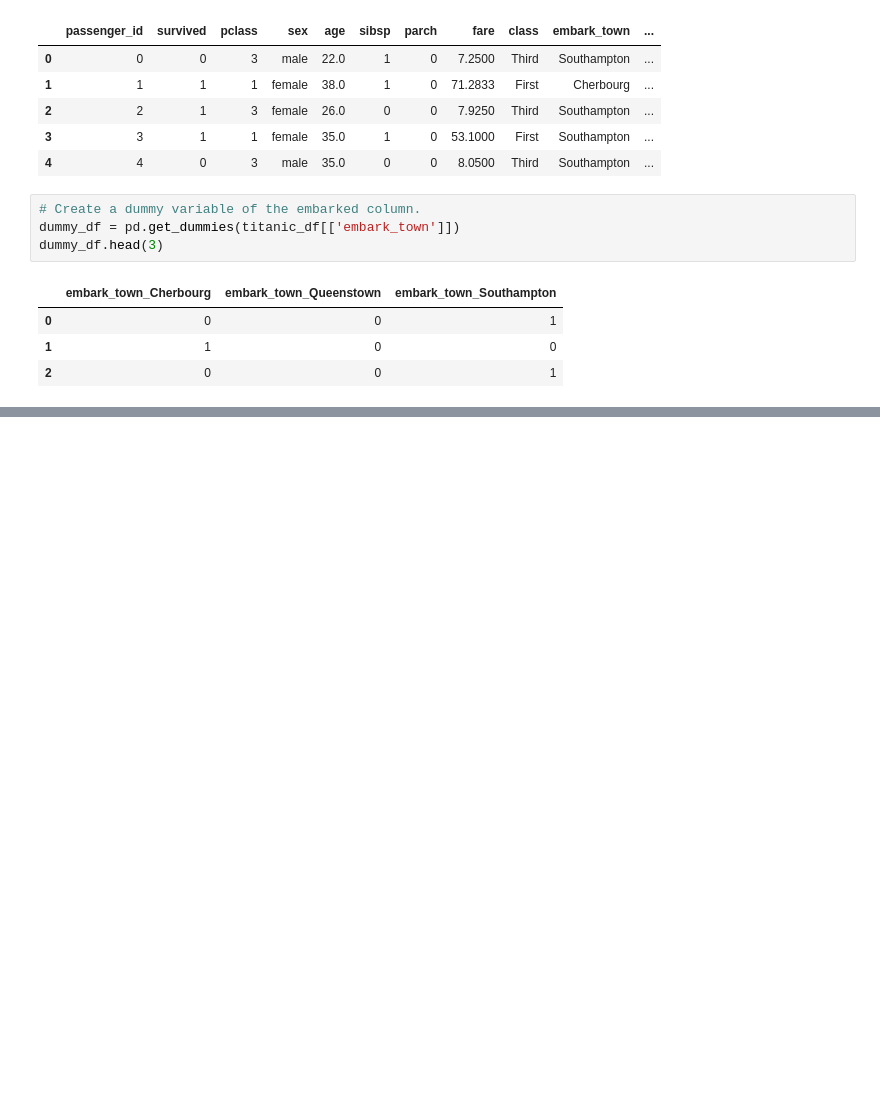
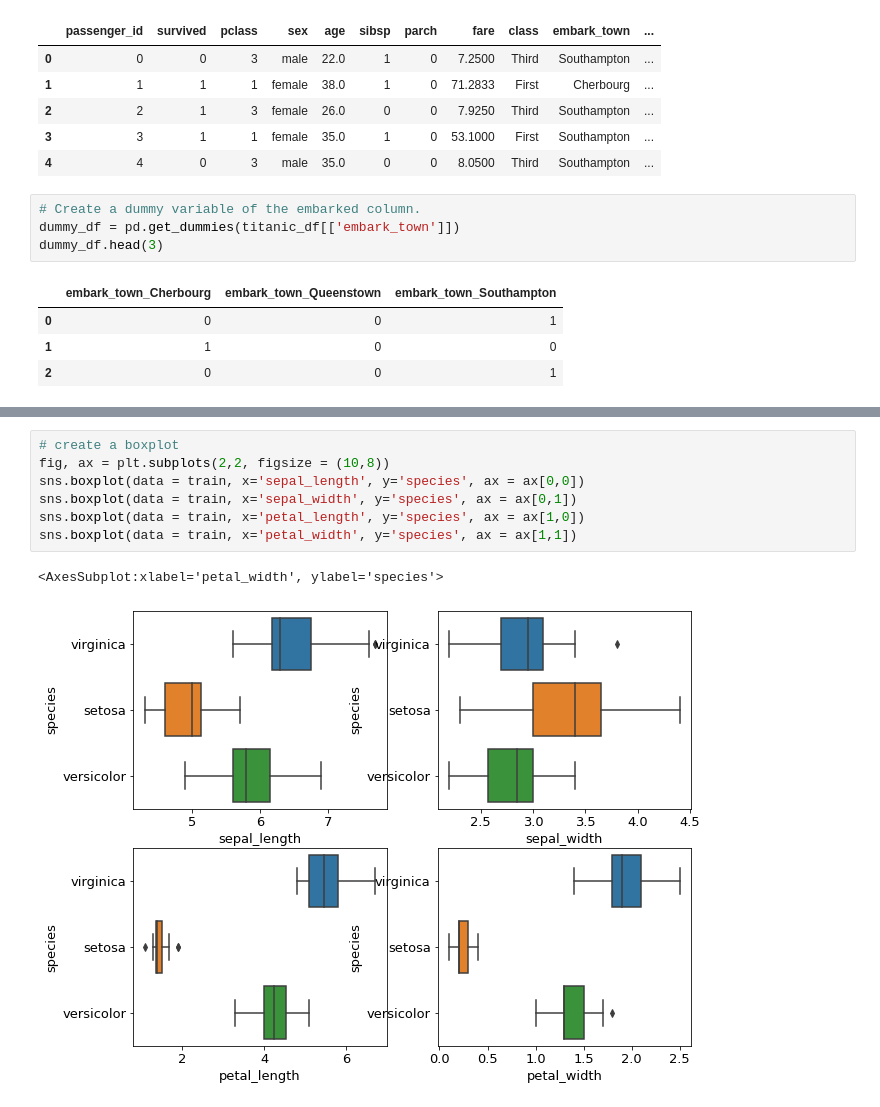
Before and after one commit to DesireeMcElroy/classification-exercises, a Jupyter notebook: classification_exercises.ipynb, the cells around one changed output, grey strips where cells are left out. Cells and saved outputs as stored; diff of their text form; blank space fills up the shorter version.

```diff
--- a/classification_exercises.ipynb
+++ b/classification_exercises.ipynb
@@ -409,0 +462,10 @@ train, validate = train_test_split(train, train_size=0.7, random_state=4321, str
+# %%
+# create a boxplot
+fig, ax = plt.subplots(2,2, figsize = (10,8))
+sns.boxplot(data = train, x='sepal_length', y='species', ax = ax[0,0])
+sns.boxplot(data = train, x='sepal_width', y='species', ax = ax[0,1])
+sns.boxplot(data = train, x='petal_length', y='species', ax = ax[1,0])
+sns.boxplot(data = train, x='petal_width', y='species', ax = ax[1,1])
+# %% [output]
+<AxesSubplot:xlabel='petal_width', ylabel='species'>
+[figure, added]
```
Also changed, not shown: parts of 43 cells of this notebook.
